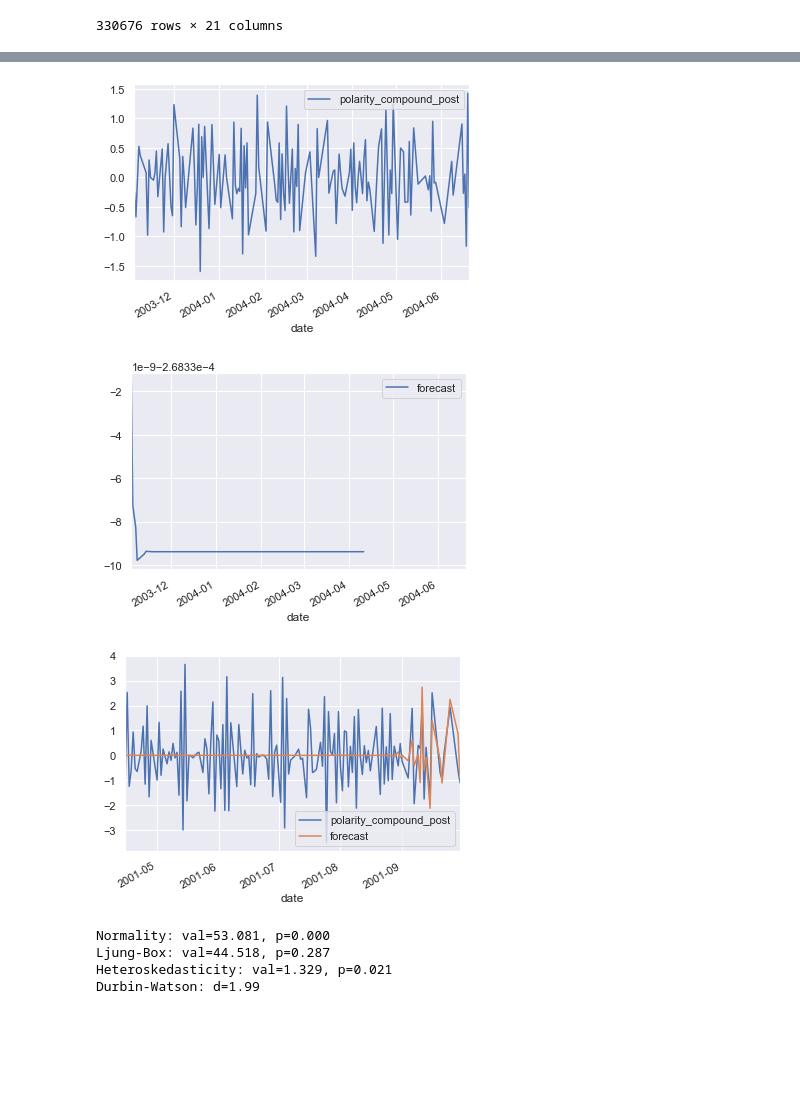
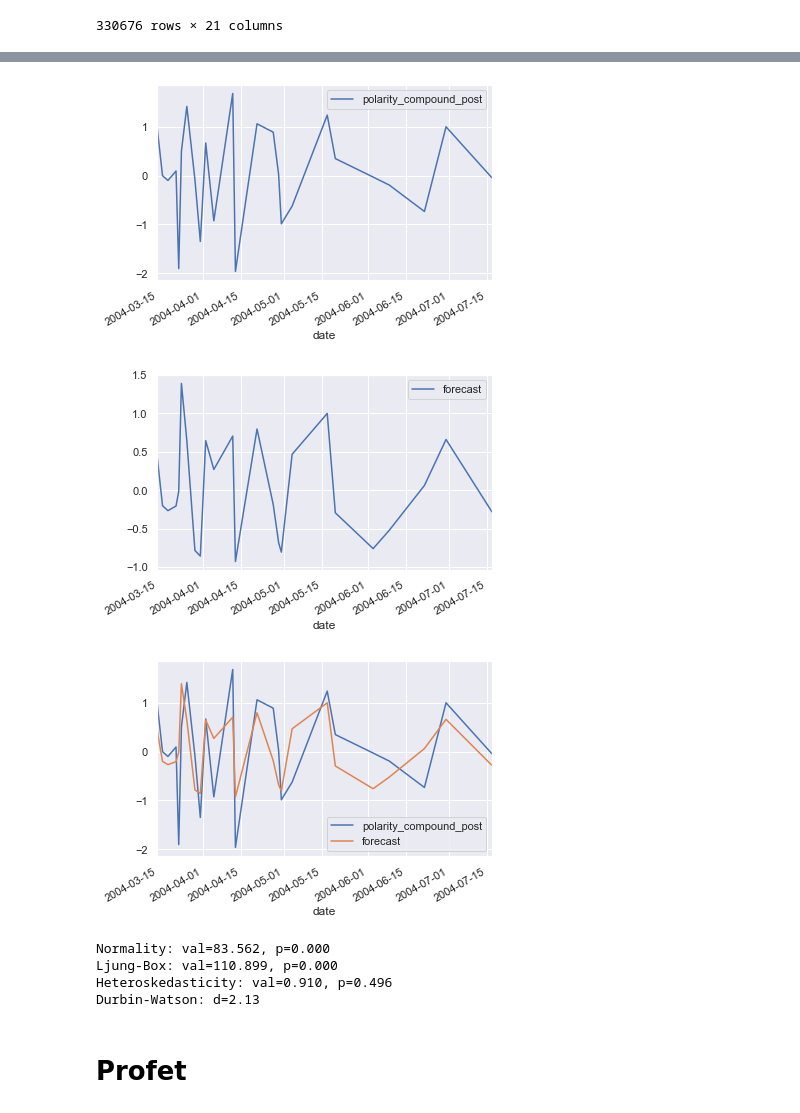
Before and after one commit to elena-du/Blogger_Boost, a Jupyter notebook: code/Part2_Emotions_Dashboard_TimeSeries.ipynb, the cells around one changed output, grey strips where cells are left out. Cells and saved outputs as stored; diff of their text form; code cells hidden in the pictures; blank space fills up the shorter version.

```diff
--- a/code/Part2_Emotions_Dashboard_TimeSeries.ipynb
+++ b/code/Part2_Emotions_Dashboard_TimeSeries.ipynb
@@ -145,7 +147,7 @@ with open('blogger_com_data_330677_11_clean_sentiment.pkl', 'wb') as picklefile:
 # %%
 ###########################################
 # %%
-with open('blogger_com_data_330677_11_clean_sentiment.pkl', 'rb') as picklefile:
+with open('../../data/blogger_com_data_330677_11_clean_sentiment_v_pl_normalized.pkl', 'rb') as picklefile:
     df_toy = pickle.load(picklefile)
 # %%
 df_toy.head()
@@ -323,2 +328,5 @@ df_toy
+# %%
+with open('../../data/blogger_com_data_330677_11_clean_sentiment_v_pl_normalized.pkl', 'rb') as picklefile:
+    df_toy = pickle.load(picklefile)
 # %%
 #data_full_agg = data_full.groupby('blogger_id').post.agg('count').reset_index().sort_values(by='post', ascending = False)
@@ -325,5 +347,5 @@ df_toy
 # %%
-blogger_1270648 = df_toy[df_toy['blogger_id'] =='1270648'].sort_values(by='date', ascending = True)
+blogger_1270648 = df_toy[df_toy['blogger_id'] =='49663'].sort_values(by='date', ascending = True)
 # %%
 blogger_1270648.shape
 # %% [output]
@@ -522,6 +535,6 @@ sar.plot_diagnostics(figsize=(10,8));
 # %%
 # plot predictions
-my_ts['forecast'] = sar.predict(start = 770, end= 798, dynamic=30)
+my_ts['forecast'] = sar.predict(start = 600, end= 625, dynamic=30)
 my_ts[['polarity_compound_post', 'forecast']].plot();
 
 # per the documentation, we start predicting at period 750, and start a dynamic forecast at 750 + 30
@@ -549,13 +583,13 @@ my_ts
 # %%
-my_ts[650:788][['polarity_compound_post']].plot();
-my_ts[650:788][['forecast']].plot();
+my_ts[600:625][['polarity_compound_post']].plot();
+my_ts[600:625][['forecast']].plot();
 # %% [output]
-[figure, old version]
+[figure, new version]
-[figure, old version]
+[figure, new version]
 # %%
-my_ts[650:788][['polarity_compound_post', 'forecast']].plot();
+my_ts[600:625][['polarity_compound_post', 'forecast']].plot();
 # %% [output]
-[figure, old version]
+[figure, new version]
 # %%
 # create and run statistical tests on model
 norm_val, norm_p, skew, kurtosis = sar.test_normality('jarquebera')[0]
@@ -572,7 +606,9 @@ print('Ljung-Box: val={:.3f}, p={:.3f}'.format(lb_val, lb_p));
 print('Heteroskedasticity: val={:.3f}, p={:.3f}'.format(het_val, het_p));
 print('Durbin-Watson: d={:.2f}'.format(durbin_watson))
 # %% [output]
-Normality: val=53.081, p=0.000
-Ljung-Box: val=44.518, p=0.287
-Heteroskedasticity: val=1.329, p=0.021
-Durbin-Watson: d=1.99
+Normality: val=83.562, p=0.000
+Ljung-Box: val=110.899, p=0.000
+Heteroskedasticity: val=0.910, p=0.496
+Durbin-Watson: d=2.13
+# %% [markdown]
+# Profet
```
Also changed, not shown: parts of 37 cells of this notebook, 3 other files.
